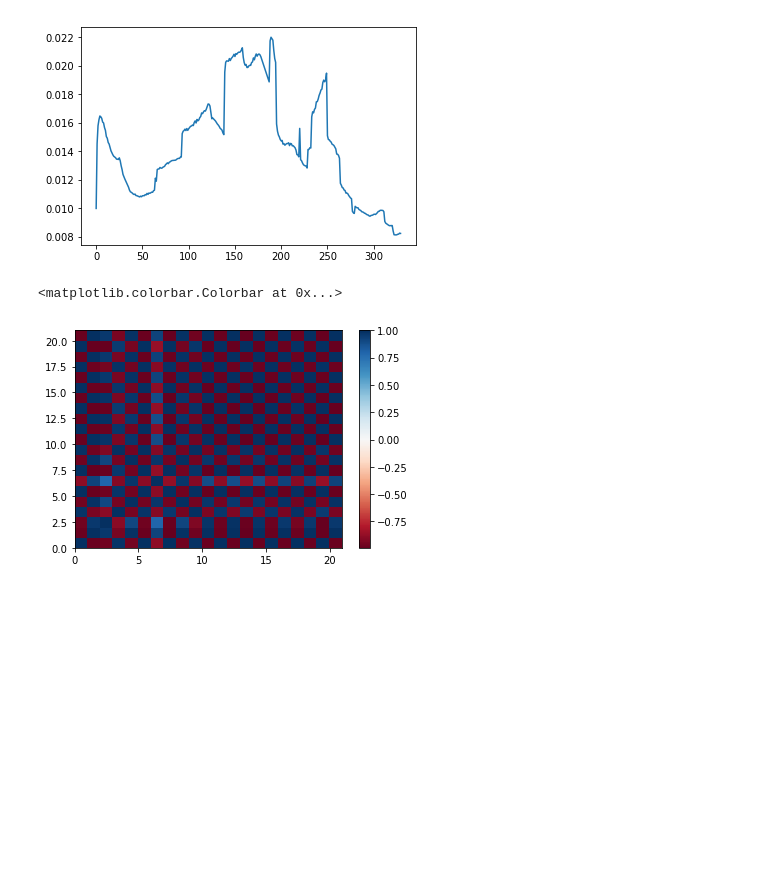
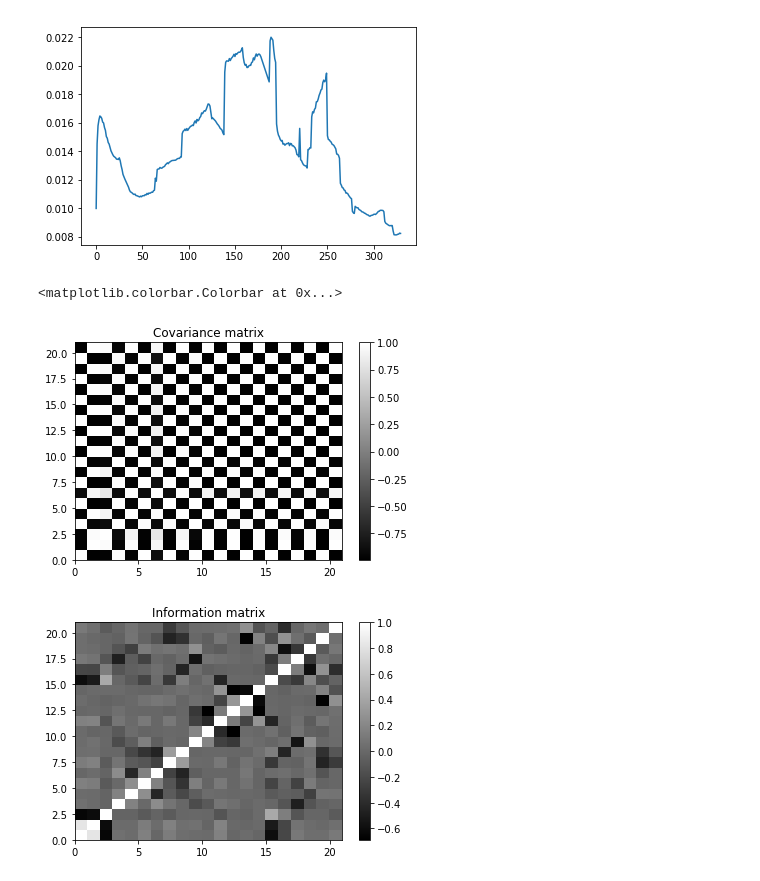
Before and after one commit to ToastyToast/prob-rob, a Jupyter notebook: examples/ekf_slam_known.ipynb, the cells around one changed output. Drawn from its saved outputs; the diff is of its cells as text; code cells hidden in the pictures; blank space fills up the shorter version.

Commit message:
Add some visualizations

```diff
--- a/examples/ekf_slam_known.ipynb
+++ b/examples/ekf_slam_known.ipynb
@@ -285,11 +282,21 @@ plt.plot(cov_dets)
 [figure]
 # %%
 from numpy import corrcoef
-# %%
-R = corrcoef(EKF.cov)
-
-plt.pcolor(R, cmap='RdBu')
-plt.colorbar()
-# %% [output]
-<matplotlib.colorbar.Colorbar at 0x...>
-[figure, removed]
+# %%
+R = corrcoef(EKF.cov)
+
+plt.pcolor(R, cmap='gray')
+plt.title('Covariance matrix')
+plt.gca().invert_xaxis
+plt.colorbar()
+
+Rinf = corrcoef(np.linalg.pinv(EKF.cov))
+
+plt.figure()
+plt.pcolor(Rinf, cmap='gray')
+plt.title('Information matrix')
+plt.colorbar()
+# %% [output]
+<matplotlib.colorbar.Colorbar at 0x...>
+[figure, added]
+[figure, added]
```
Also changed, not shown: parts of 1 cell of this notebook.
